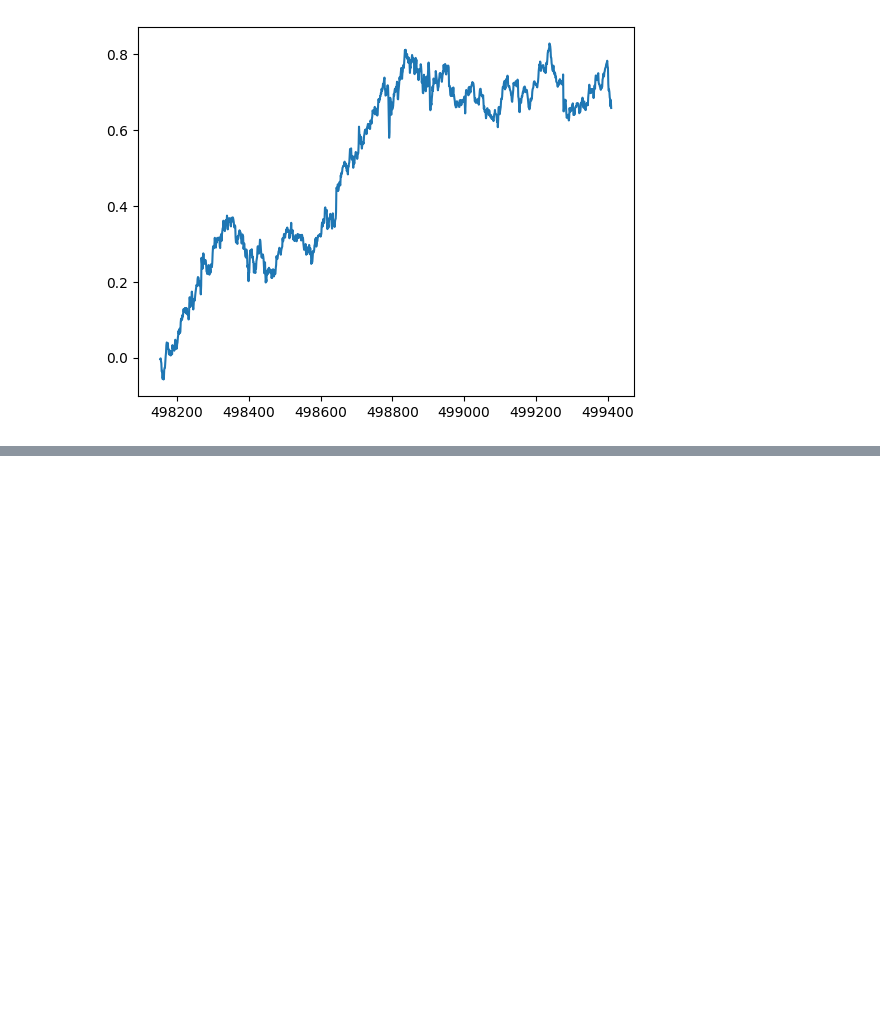
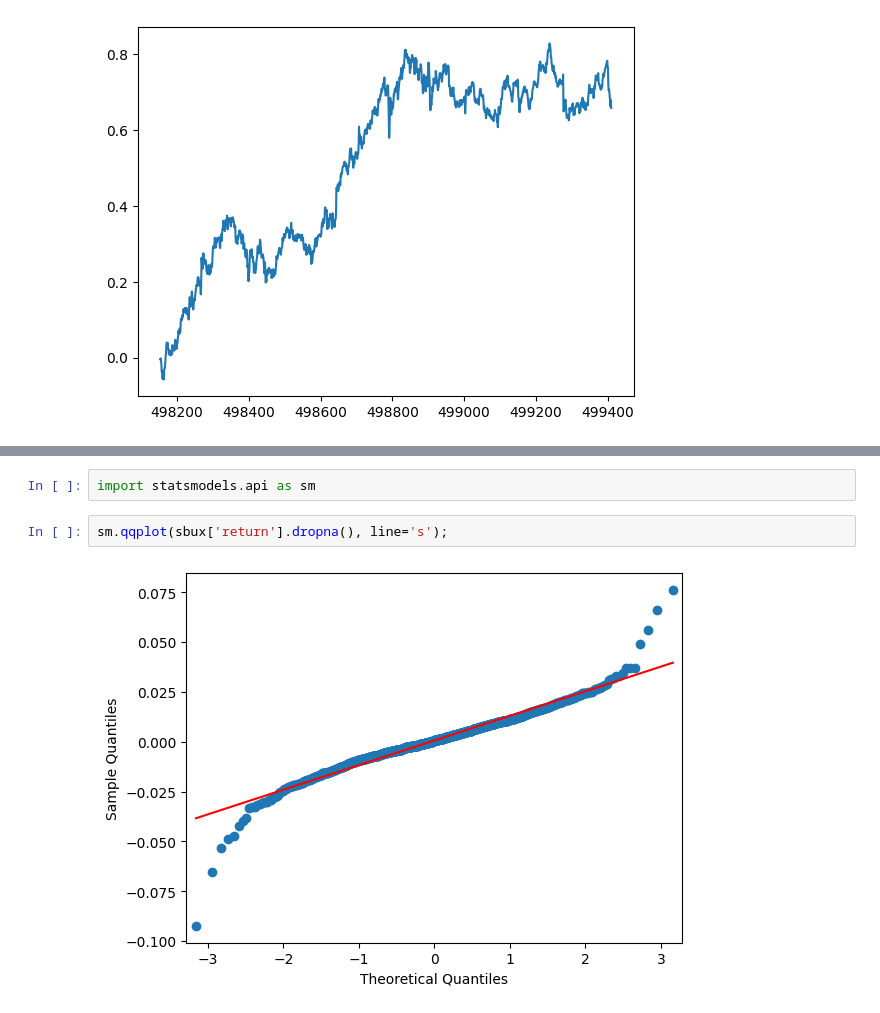
Before and after one commit to tvaditya/pyfineng, a Jupyter notebook: getFinancialData/Return and Statistics.ipynb, the cells around one changed output, grey strips where cells are left out. Cells and saved outputs as stored; diff of their text form; blank space fills up the shorter version.

```diff
--- a/getFinancialData/Return and Statistics.ipynb
+++ b/getFinancialData/Return and Statistics.ipynb
@@ -88,0 +118,6 @@ sbux['log_return'].cumsum().plot();
+# %%
+import statsmodels.api as sm
+# %%
+sm.qqplot(sbux['return'].dropna(), line='s');
+# %% [output]
+[figure, added]
```
Also changed, not shown: parts of 39 cells of this notebook, 1 other file.
